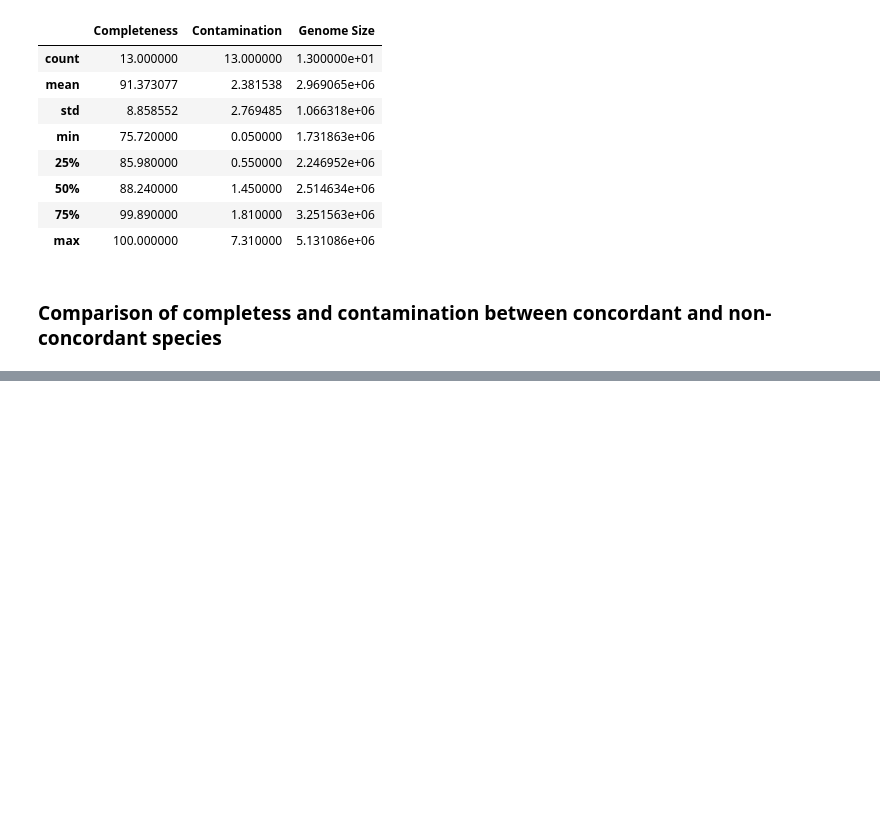
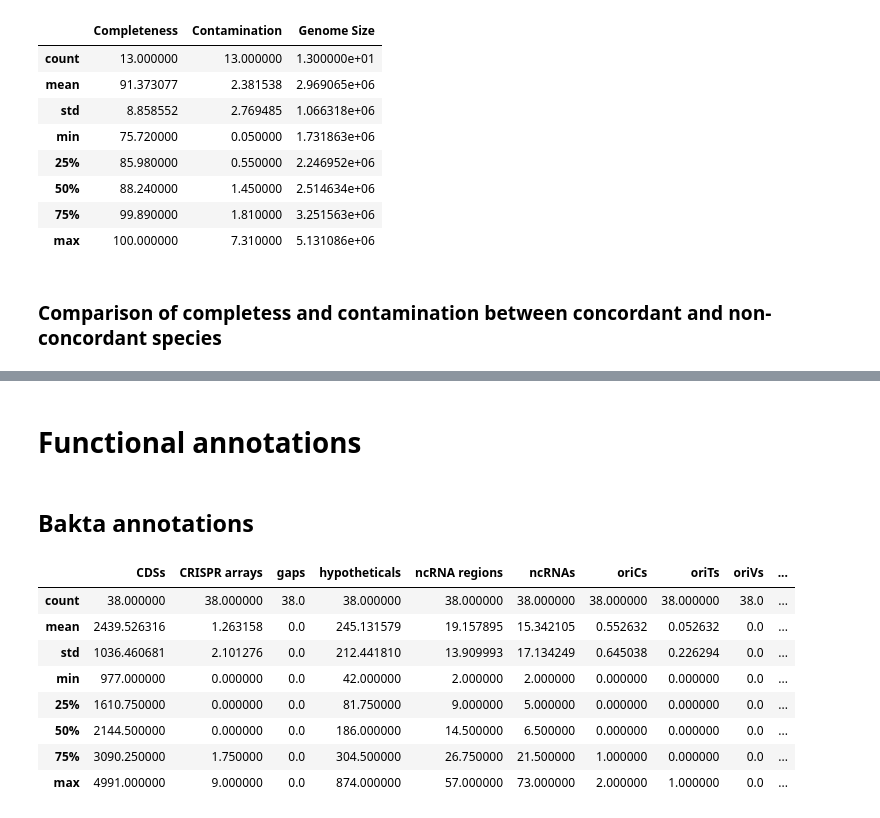
Before and after one commit to usegalaxy-eu/FAIRyMAGs, a Jupyter notebook: bin/use-case-bee-microbiome-exploration.ipynb, the cells around one changed output, grey strips where cells are left out. Cells and saved outputs as stored; diff of their text form; code cells hidden in the pictures; blank space fills up the shorter version.

```diff
--- a/bin/use-case-bee-microbiome-exploration.ipynb
+++ b/bin/use-case-bee-microbiome-exploration.ipynb
@@ -293,0 +341,18 @@ plt.show()
+# %% [markdown]
+# Functional annotations
+# %% [markdown]
+## Bakta annotations
+# %%
+bakta_annot_df = reps_df.filter(regex="^bakta_").copy()
+bakta_annot_df.columns = bakta_annot_df.columns.str.replace("^bakta_", "", regex=True)
+bakta_annot_df.describe()
+# %% [output]
+|  | CDSs | CRISPR arrays | gaps | hypotheticals | ncRNA regions | ncRNAs | oriCs | oriTs | oriVs | ... |
+| count | 38.000000 | 38.000000 | 38.0 | 38.000000 | 38.000000 | 38.000000 | 38.000000 | 38.000000 | 38.0 | ... |
+| mean | 2439.526316 | 1.263158 | 0.0 | 245.131579 | 19.157895 | 15.342105 | 0.552632 | 0.052632 | 0.0 | ... |
+| std | 1036.460681 | 2.101276 | 0.0 | 212.441810 | 13.909993 | 17.134249 | 0.645038 | 0.226294 | 0.0 | ... |
+| min | 977.000000 | 0.000000 | 0.0 | 42.000000 | 2.000000 | 2.000000 | 0.000000 | 0.000000 | 0.0 | ... |
+| 25% | 1610.750000 | 0.000000 | 0.0 | 81.750000 | 9.000000 | 5.000000 | 0.000000 | 0.000000 | 0.0 | ... |
+| 50% | 2144.500000 | 0.000000 | 0.0 | 186.000000 | 14.500000 | 6.500000 | 0.000000 | 0.000000 | 0.0 | ... |
+| 75% | 3090.250000 | 1.750000 | 0.0 | 304.500000 | 26.750000 | 21.500000 | 1.000000 | 0.000000 | 0.0 | ... |
+| max | 4991.000000 | 9.000000 | 0.0 | 874.000000 | 57.000000 | 73.000000 | 2.000000 | 1.000000 | 0.0 | ... |
```
Also changed, not shown: parts of 11 cells of this notebook, 1 other file.
